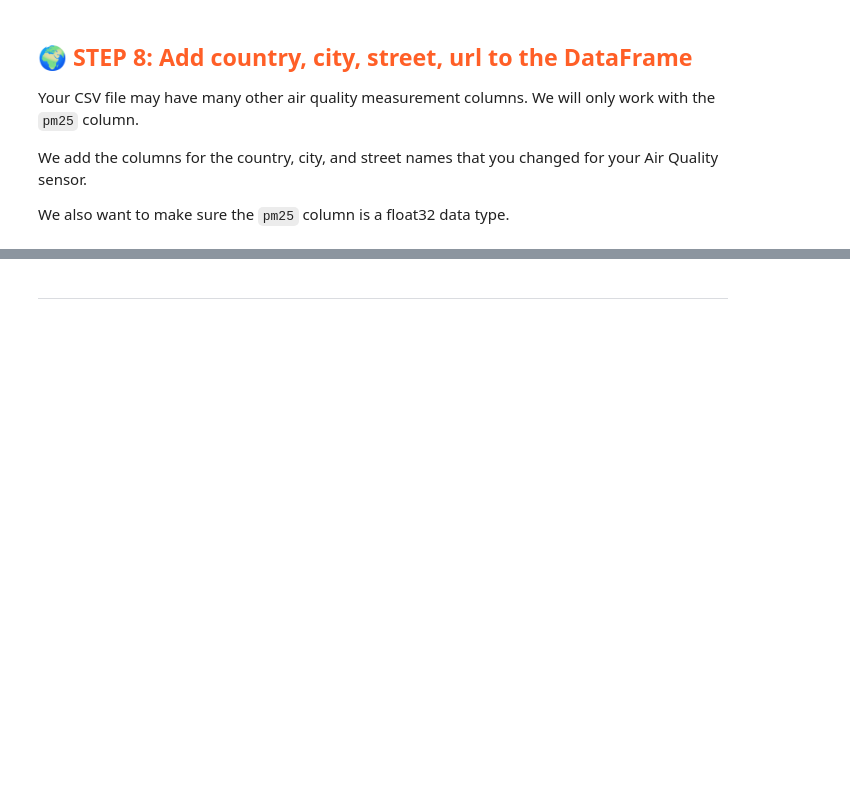
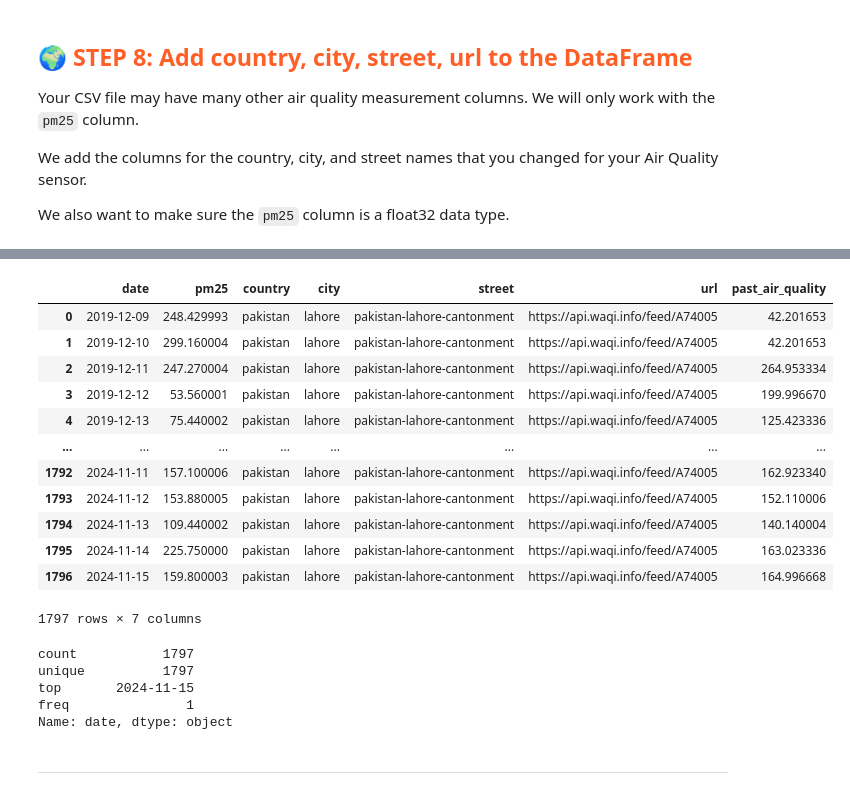
Before and after one commit to Aqsa-K/air-quality-prediction, a Jupyter notebook: notebooks/ch03/1_air_quality_feature_backfill.ipynb, the cells around one changed output, grey strips where cells are left out. Cells and saved outputs as stored; diff of their text form; code cells hidden in the pictures; blank space fills up the shorter version.

```diff
--- a/notebooks/ch03/1_air_quality_feature_backfill.ipynb
+++ b/notebooks/ch03/1_air_quality_feature_backfill.ipynb
@@ -313,3 +313,34 @@ df_aq
+# %%
+df_aq =df_aq.set_index("date")
+# %%
+df_aq['past_air_quality'] = df_aq['pm25'].rolling(3).mean()
+# %%
+df_aq["past_air_quality"] = df_aq["past_air_quality"].fillna(df_aq["past_air_quality"].mean())
+# %%
+df_aq = df_aq.reset_index()
+df_aq
+# %% [output]
+|  | date | pm25 | country | city | street | url | past_air_quality |
+| 0 | 2019-12-09 | 248.429993 | pakistan | lahore | pakistan-lahore-cantonment | https://api.waqi.info/feed/A74005 | 42.201653 |
+| 1 | 2019-12-10 | 299.160004 | pakistan | lahore | pakistan-lahore-cantonment | https://api.waqi.info/feed/A74005 | 42.201653 |
+| 2 | 2019-12-11 | 247.270004 | pakistan | lahore | pakistan-lahore-cantonment | https://api.waqi.info/feed/A74005 | 264.953334 |
+| 3 | 2019-12-12 | 53.560001 | pakistan | lahore | pakistan-lahore-cantonment | https://api.waqi.info/feed/A74005 | 199.996670 |
+| 4 | 2019-12-13 | 75.440002 | pakistan | lahore | pakistan-lahore-cantonment | https://api.waqi.info/feed/A74005 | 125.423336 |
+| ... | ... | ... | ... | ... | ... | ... | ... |
+| 1792 | 2024-11-11 | 157.100006 | pakistan | lahore | pakistan-lahore-cantonment | https://api.waqi.info/feed/A74005 | 162.923340 |
+| 1793 | 2024-11-12 | 153.880005 | pakistan | lahore | pakistan-lahore-cantonment | https://api.waqi.info/feed/A74005 | 152.110006 |
+| 1794 | 2024-11-13 | 109.440002 | pakistan | lahore | pakistan-lahore-cantonment | https://api.waqi.info/feed/A74005 | 140.140004 |
+| 1795 | 2024-11-14 | 225.750000 | pakistan | lahore | pakistan-lahore-cantonment | https://api.waqi.info/feed/A74005 | 163.023336 |
+| 1796 | 2024-11-15 | 159.800003 | pakistan | lahore | pakistan-lahore-cantonment | https://api.waqi.info/feed/A74005 | 164.996668 |
+1797 rows × 7 columns
+# %%
+df_aq.date.describe()
+# %% [output]
+count           1797
+unique          1797
+top       2024-11-15
+freq               1
+Name: date, dtype: object
 # %% [markdown]
 ---
 # %% [markdown]
```
Also changed, not shown: parts of 12 cells of this notebook, 3 other files.
